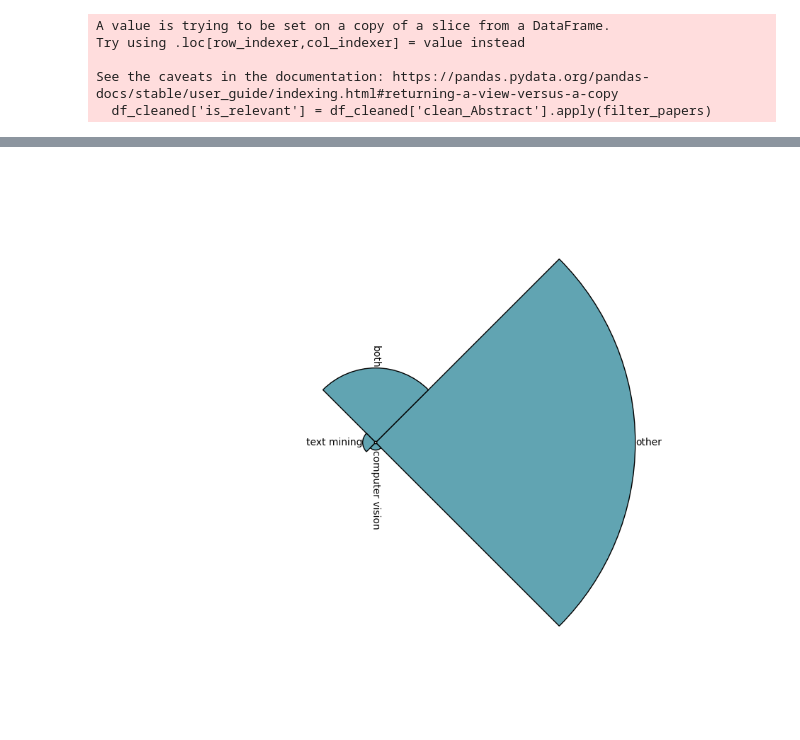
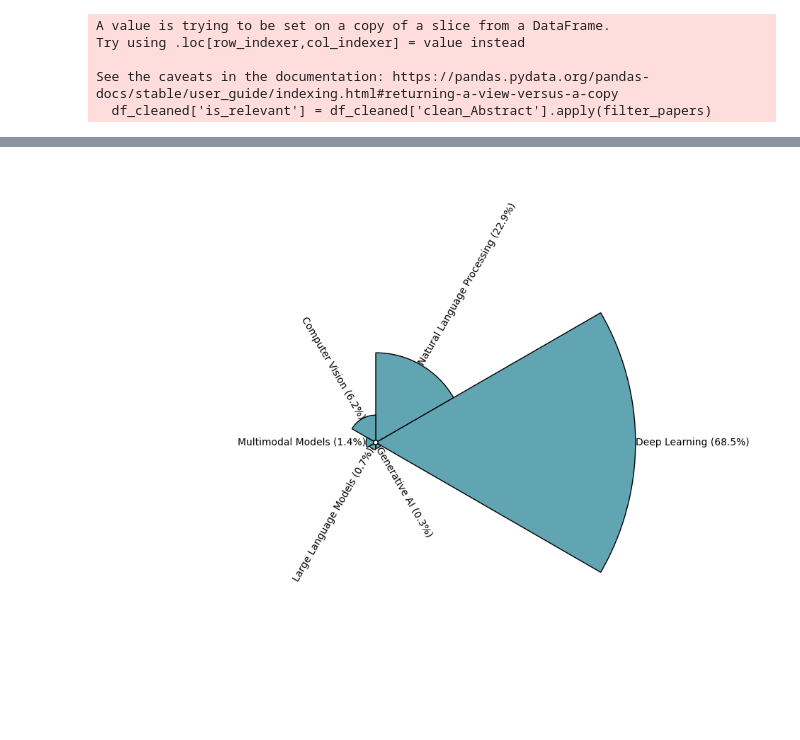
Before and after one commit to aadinoyiibrahim/SemanticNLP, a Jupyter notebook: implementation.ipynb, the cells around one changed output, grey strips where cells are left out. Saved outputs shown, nothing was run; the diff lists cells and outputs as text; code cells hidden in the pictures.

```diff
--- a/implementation.ipynb
+++ b/implementation.ipynb
@@ -225,5 +223,5 @@ See the caveats in the documentation: https://pandas.pydata.org/pandas-docs/stab
 # %%
-methods_report = df_cleaned[['Title', 'method_type']].groupby('method_type').size().reset_index(name='count')
+methods_report = relevant_papers[['Title', 'method_type']].groupby('method_type').size().reset_index(name='count')
 
 methods_report
 # %% [output]
@@ -252,0 +295,8 @@ plt.show()
+# %%
+# Apply method extraction
+relevant_papers['method_name'] = relevant_papers['clean_Abstract'].apply(extract_methods)
+# Reset the index of the DataFrame
+relevant_papers.reset_index(drop=True, inplace=True)
+# Create a report containing the title and methods for each relevant paper
+method_name_report = relevant_papers[['Title', 'method_name']]
+method_name_report
@@ -252,0 +518,10 @@ plt.show()
+# %%
+
+# Function to categorize method names
+def categorize_method(method_name):
+    for category, keywords in method_keywords.items():
+        if any(keyword in method_name for keyword in keywords):
+            return category
+    return 'Other'  # Default category if no match is found
+# %%
+relevant_papers['method_group'] = relevant_papers['method_name'].apply(categorize_method)
@@ -253,7 +534,9 @@ plt.show()
 # %%
 # First, we need to count the occurrences of each method_name
-df_counts = df_cleaned['method_type'].value_counts().reset_index()
+df_counts = relevant_papers['method_group'].value_counts().reset_index()
 df_counts.columns = ['Unique_cat', 'counts']
+
+# Applying the function on the extracted category dataset
 circular_bar(df_counts, 'Unique_cat', 'counts')
 # %% [output]
-[figure, old version]
+[figure, new version]
```
Also changed, not shown: parts of 27 cells of this notebook, 9 other files.
